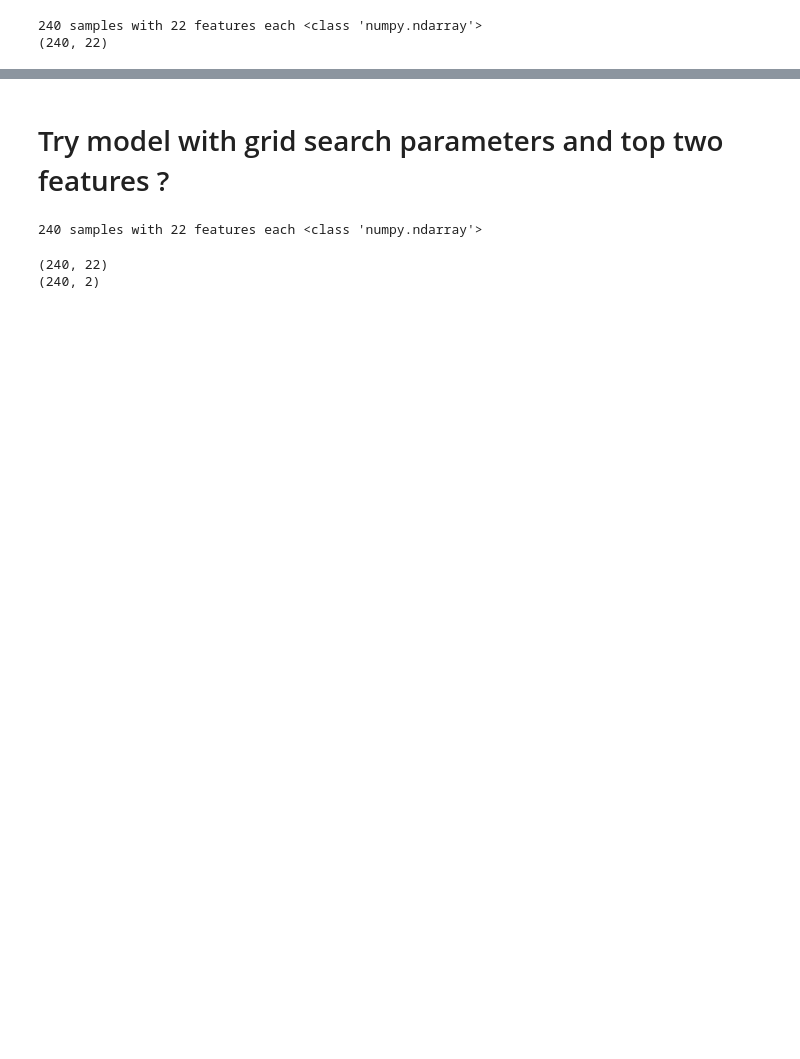
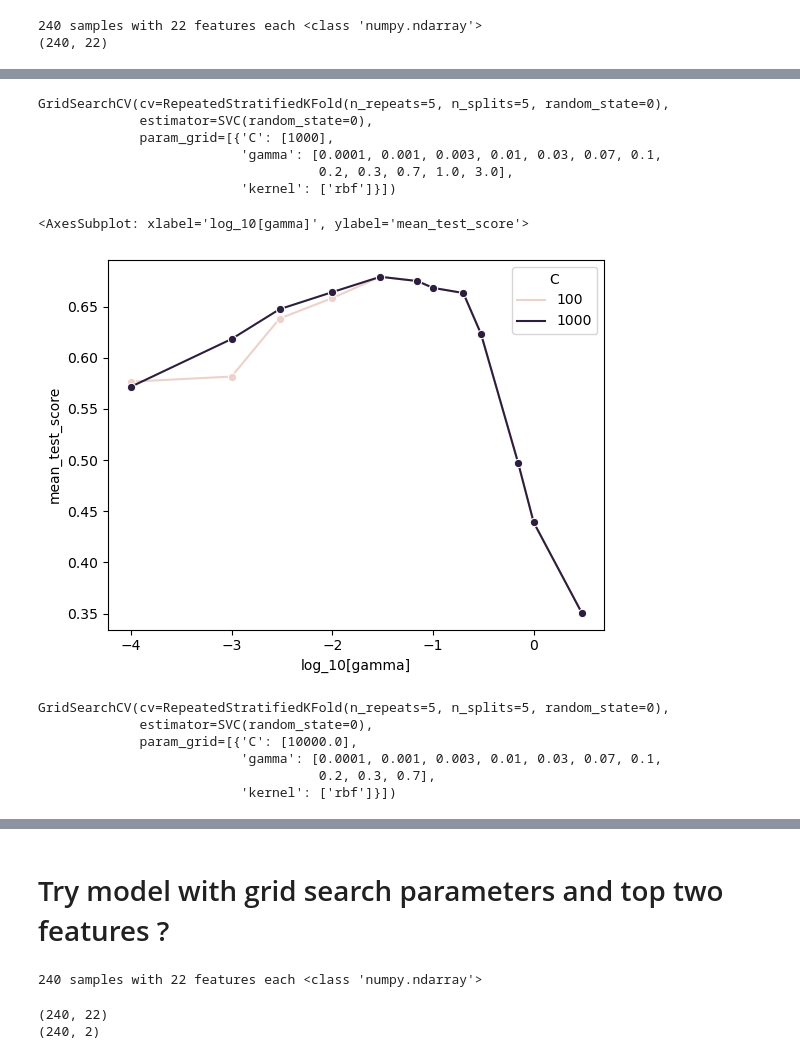
Before and after one commit to carlm451/Music-Composre-Classification-SVM-Model-, a Jupyter notebook: SVM Classification Model .ipynb, the cells around one changed output, grey strips where cells are left out. Drawn from its saved outputs; the diff is of its cells as text; code cells hidden in the pictures; blank space fills up the shorter version.

```diff
--- a/SVM Classification Model .ipynb
+++ b/SVM Classification Model .ipynb
@@ -354,0 +269,53 @@ results_df[["params", "rank_test_score", "mean_test_score", "std_test_score"]]
+# %%
+param_grid = [{'kernel': ['rbf'], 'gamma': [1e-4,1e-3,3e-3,1e-2,3e-2,7e-2,1e-1,2e-1,3e-1,7e-1,1e0,3e0],
+                     'C': [1000]}]
+
+# not sure why, grid search didn't like the polynomial kernel...
+
+svc = SVC(random_state=0)
+
+cv = RepeatedStratifiedKFold(n_splits=5, n_repeats=5, random_state=0)
+
+search_C2 = GridSearchCV(estimator=svc, param_grid=param_grid, cv=cv)
+search_C2.fit(X_scaled, y)
+# %% [output]
+GridSearchCV(cv=RepeatedStratifiedKFold(n_repeats=5, n_splits=5, random_state=0),
+             estimator=SVC(random_state=0),
+             param_grid=[{'C': [1000],
+                          'gamma': [0.0001, 0.001, 0.003, 0.01, 0.03, 0.07, 0.1,
+                                    0.2, 0.3, 0.7, 1.0, 3.0],
+                          'kernel': ['rbf']}])
+# %%
+results_df_C2 = pd.DataFrame(search_C2.cv_results_)
+
+results_df_C2['log_10[gamma]']=[np.log10(p['gamma']) for p in results_df_C2['params'].values]
+
+results_df_C2['C']=[p['C'] for p in results_df_C2['params'].values]
+
+results_df = pd.concat([results_df,results_df_C2])
+# %%
+results_df['log_10[gamma]']=[np.log10(p['gamma']) for p in results_df['params'].values]
+
+sns.lineplot(data=results_df, x="log_10[gamma]", y="mean_test_score",hue='C',marker='o')
+# %% [output]
+<AxesSubplot: xlabel='log_10[gamma]', ylabel='mean_test_score'>
+[figure, added]
+# %%
+param_grid = [{'kernel': ['rbf'], 'gamma': [1e-4,1e-3,3e-3,1e-2,3e-2,7e-2,1e-1,2e-1,3e-1,7e-1],
+                     'C': [1e4]}]
+
+# not sure why, grid search didn't like the polynomial kernel...
+
+svc = SVC(random_state=0)
+
+cv = RepeatedStratifiedKFold(n_splits=5, n_repeats=5, random_state=0)
+
+search_C3 = GridSearchCV(estimator=svc, param_grid=param_grid, cv=cv)
+search_C3.fit(X_scaled, y)
+# %% [output]
+GridSearchCV(cv=RepeatedStratifiedKFold(n_repeats=5, n_splits=5, random_state=0),
+             estimator=SVC(random_state=0),
+             param_grid=[{'C': [10000.0],
+                          'gamma': [0.0001, 0.001, 0.003, 0.01, 0.03, 0.07, 0.1,
+                                    0.2, 0.3, 0.7],
+                          'kernel': ['rbf']}])
```
Also changed, not shown: parts of 36 cells of this notebook, 1 other file.
